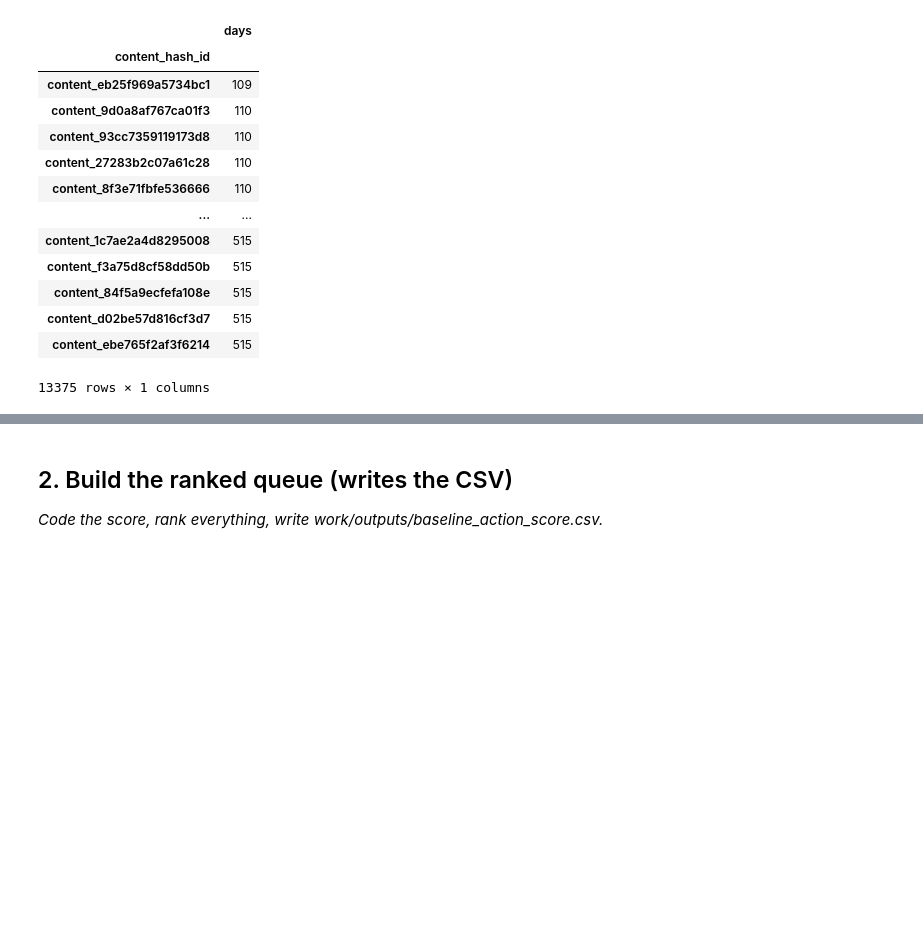
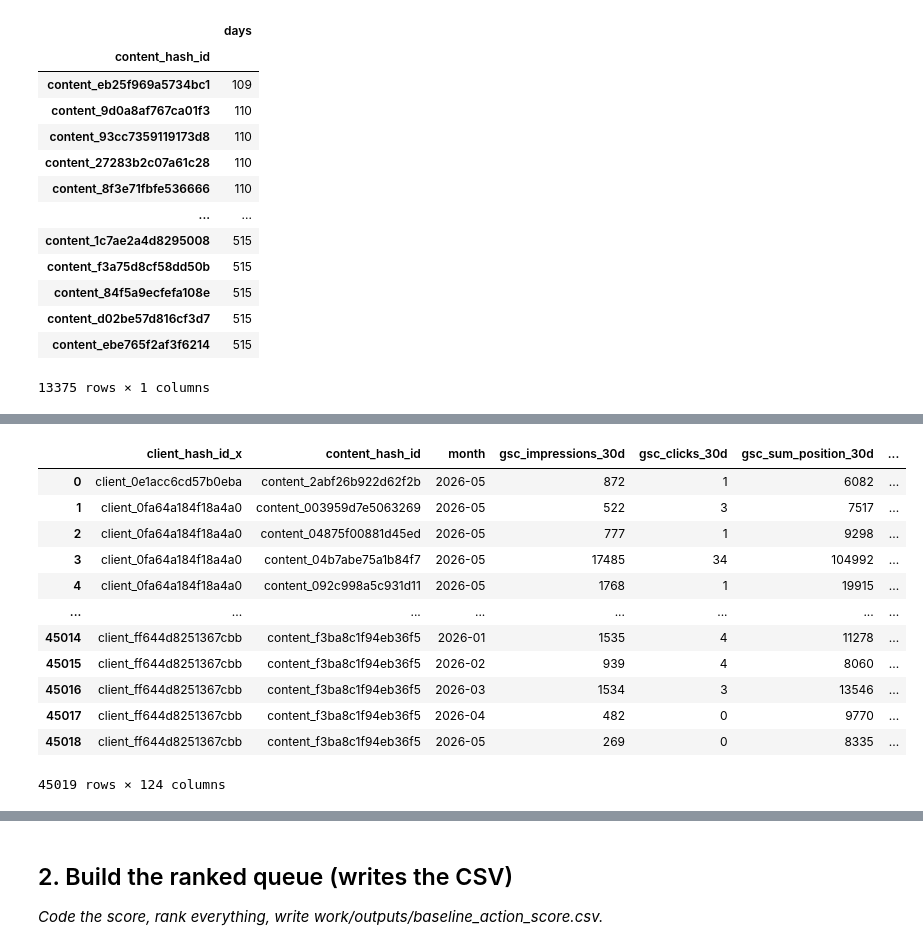
Before and after one commit to octane21/flyrank-internship-ML, a Jupyter notebook: work/notebooks/w04_baseline_score.ipynb, the cells around one changed output, grey strips where cells are left out. Saved outputs shown, nothing was run; the diff lists cells and outputs as text; code cells hidden in the pictures; blank space fills up the shorter version.

```diff
--- a/work/notebooks/w04_baseline_score.ipynb
+++ b/work/notebooks/w04_baseline_score.ipynb
@@ -223,0 +227,15 @@ content_month
+# %%
+content_month = content_month.sort_values(
+    ['client_hash_id', 'content_hash_id', 'month']
+).copy()
+
+grouped = content_month.groupby(
+    ['client_hash_id', 'content_hash_id']
+)
+
+for col in cols:
+    base_col = col[:-4]
+
+    content_month[f'{base_col}_prev_30d'] = grouped[col].shift(1)
+    content_month[f'{base_col}_2m_ago_30d'] = grouped[col].shift(2)
+    content_month[f'{base_col}_future_30d'] = grouped[col].shift(-1)
@@ -223,0 +251,12 @@ content_month
+# %%
+dataset = content_month[
+    content_month['gsc_impressions_2m_ago_30d'].notna() &
+    content_month['gsc_impressions_future_30d'].notna()
+].copy()
+# %%
+contents = con.sql(f"""
+SELECT *
+FROM {TABLES['dim_content']}
+""").df()
+
+contents
@@ -223,0 +297,18 @@ content_month
+# %%
+dataset = dataset.merge(contents, on='content_hash_id', how='inner')
+# %%
+dataset
+# %% [output]
+|  | client_hash_id_x | content_hash_id | month | gsc_impressions_30d | gsc_clicks_30d | gsc_sum_position_30d | ... |
+| 0 | client_0e1acc6cd57b0eba | content_2abf26b922d62f2b | 2026-05 | 872 | 1 | 6082 | ... |
+| 1 | client_0fa64a184f18a4a0 | content_003959d7e5063269 | 2026-05 | 522 | 3 | 7517 | ... |
+| 2 | client_0fa64a184f18a4a0 | content_04875f00881d45ed | 2026-05 | 777 | 1 | 9298 | ... |
+| 3 | client_0fa64a184f18a4a0 | content_04b7abe75a1b84f7 | 2026-05 | 17485 | 34 | 104992 | ... |
+| 4 | client_0fa64a184f18a4a0 | content_092c998a5c931d11 | 2026-05 | 1768 | 1 | 19915 | ... |
+| ... | ... | ... | ... | ... | ... | ... | ... |
+| 45014 | client_ff644d8251367cbb | content_f3ba8c1f94eb36f5 | 2026-01 | 1535 | 4 | 11278 | ... |
+| 45015 | client_ff644d8251367cbb | content_f3ba8c1f94eb36f5 | 2026-02 | 939 | 4 | 8060 | ... |
+| 45016 | client_ff644d8251367cbb | content_f3ba8c1f94eb36f5 | 2026-03 | 1534 | 3 | 13546 | ... |
+| 45017 | client_ff644d8251367cbb | content_f3ba8c1f94eb36f5 | 2026-04 | 482 | 0 | 9770 | ... |
+| 45018 | client_ff644d8251367cbb | content_f3ba8c1f94eb36f5 | 2026-05 | 269 | 0 | 8335 | ... |
+45019 rows × 124 columns
```
Also changed, not shown: parts of 12 cells of this notebook.
